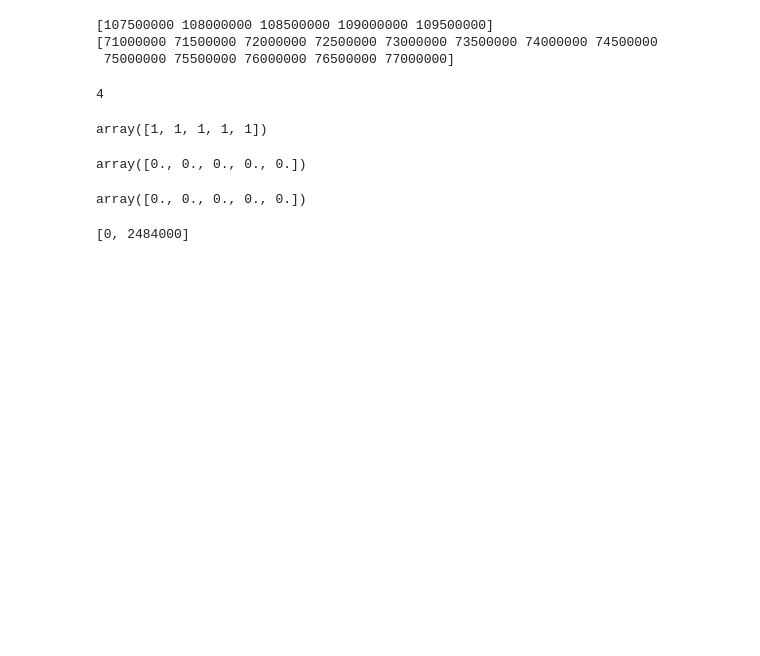
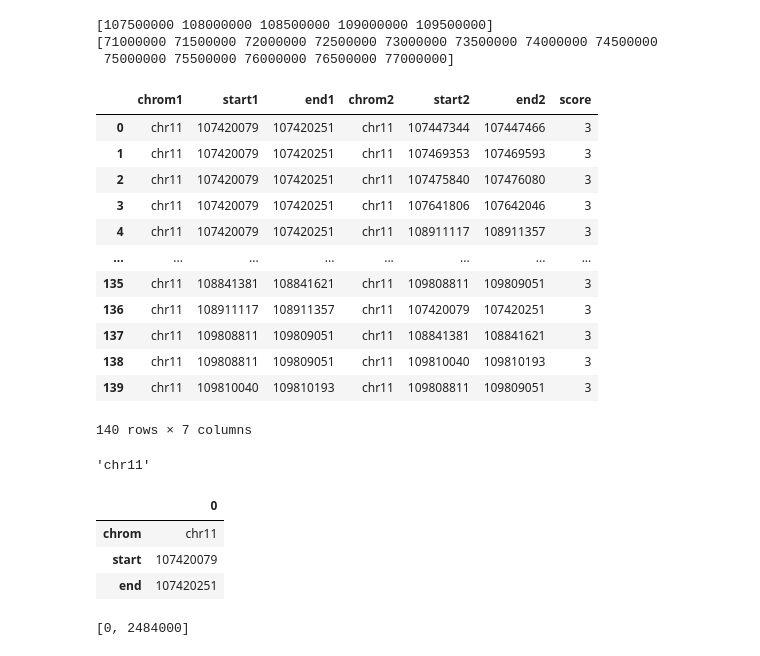
Before and after one commit to WenlongShen/ClusC, a Jupyter notebook: circos.ipynb, the cells around one changed output. Saved outputs shown, nothing was run; the diff lists cells and outputs as text; code cells hidden in the pictures; blank space fills up the shorter version.

```diff
--- a/circos.ipynb
+++ b/circos.ipynb
@@ -56,19 +58,21 @@ for index, row in tmp_pd.iterrows():
 [107500000 108000000 108500000 109000000 109500000]
 [71000000 71500000 72000000 72500000 73000000 73500000 74000000 74500000
  75000000 75500000 76000000 76500000 77000000]
-# %%
-abs(tmp_pd['score']).max()
-# %% [output]
-4
-# %%
-np.tile(1, a.shape)
-# %% [output]
-array([1, 1, 1, 1, 1])
-# %%
-np.zeros(np.shape(a))
-# %% [output]
-array([0., 0., 0., 0., 0.])
-# %%
-np.zeros(a.shape)
-# %% [output]
-array([0., 0., 0., 0., 0.])
+# %%
+tmp_pd = pd.read_csv(circos_configs[3].get('file'), sep="\t", names=['chrom1','start1','end1','chrom2','start2','end2','score'])
+# %%
+tmp_pd
+# %% [output]
+|  | chrom1 | start1 | end1 | chrom2 | start2 | end2 | score |
+| 0 | chr11 | 107420079 | 107420251 | chr11 | 107447344 | 107447466 | 3 |
+| 1 | chr11 | 107420079 | 107420251 | chr11 | 107469353 | 107469593 | 3 |
+| 2 | chr11 | 107420079 | 107420251 | chr11 | 107475840 | 107476080 | 3 |
+| 3 | chr11 | 107420079 | 107420251 | chr11 | 107641806 | 107642046 | 3 |
+| 4 | chr11 | 107420079 | 107420251 | chr11 | 108911117 | 108911357 | 3 |
+| ... | ... | ... | ... | ... | ... | ... | ... |
+| 135 | chr11 | 108841381 | 108841621 | chr11 | 109808811 | 109809051 | 3 |
+| 136 | chr11 | 108911117 | 108911357 | chr11 | 107420079 | 107420251 | 3 |
+| 137 | chr11 | 109808811 | 109809051 | chr11 | 108841381 | 108841621 | 3 |
+| 138 | chr11 | 109808811 | 109809051 | chr11 | 109810040 | 109810193 | 3 |
+| 139 | chr11 | 109810040 | 109810193 | chr11 | 109808811 | 109809051 | 3 |
+140 rows × 7 columns
@@ -74,0 +83,4 @@ array([0., 0., 0., 0., 0.])
+# %%
+a
+# %% [output]
+'chr11'
@@ -75,3 +89,10 @@ array([0., 0., 0., 0., 0.])
+# %%
+tmp_pd_1
+# %% [output]
+|  | 0 |
+| chrom | chr11 |
+| start | 107420079 |
+| end | 107420251 |
 # %%
 cumlen = [0] + list(chrom_regions['length'].cumsum())[:-1]
 cumlen
```
Also changed, not shown: parts of 4 cells of this notebook, 1 other file.
